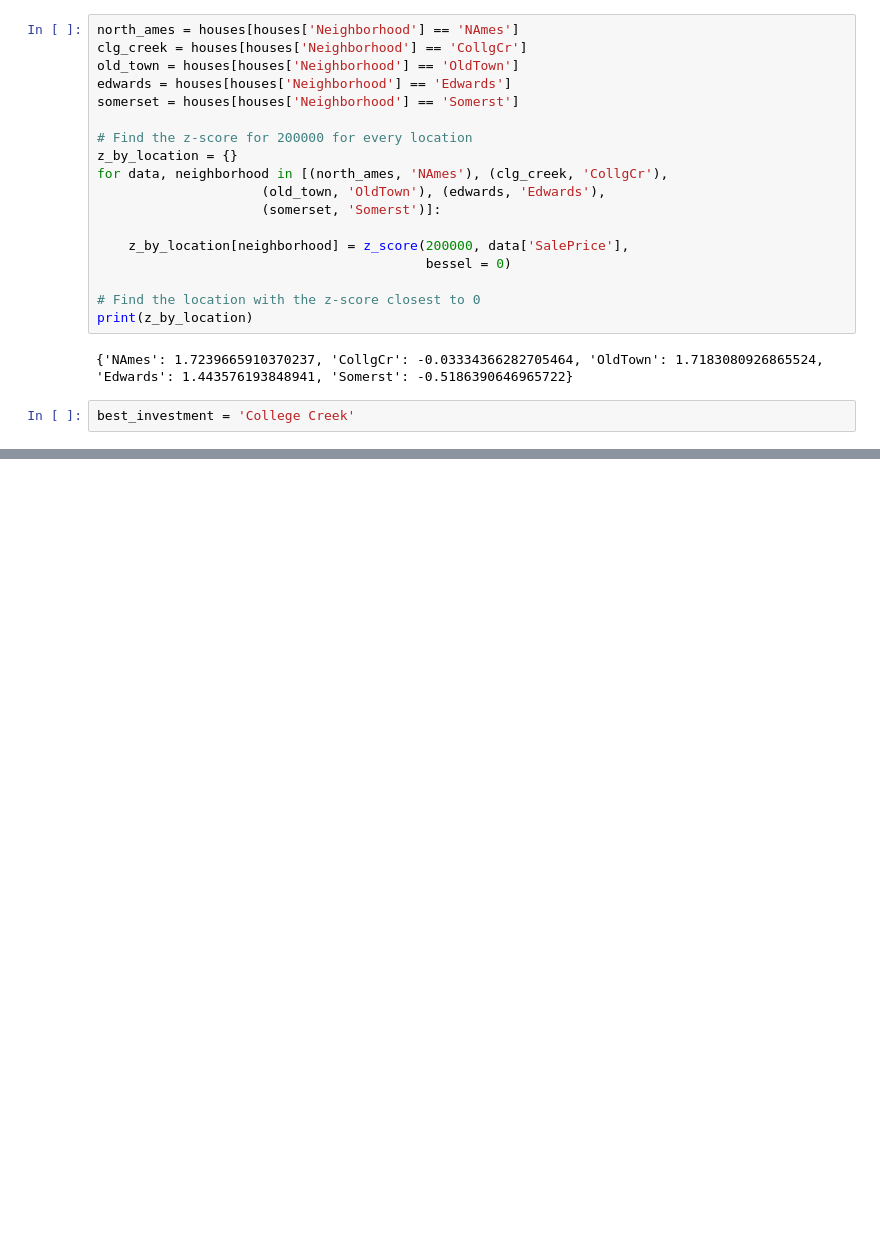
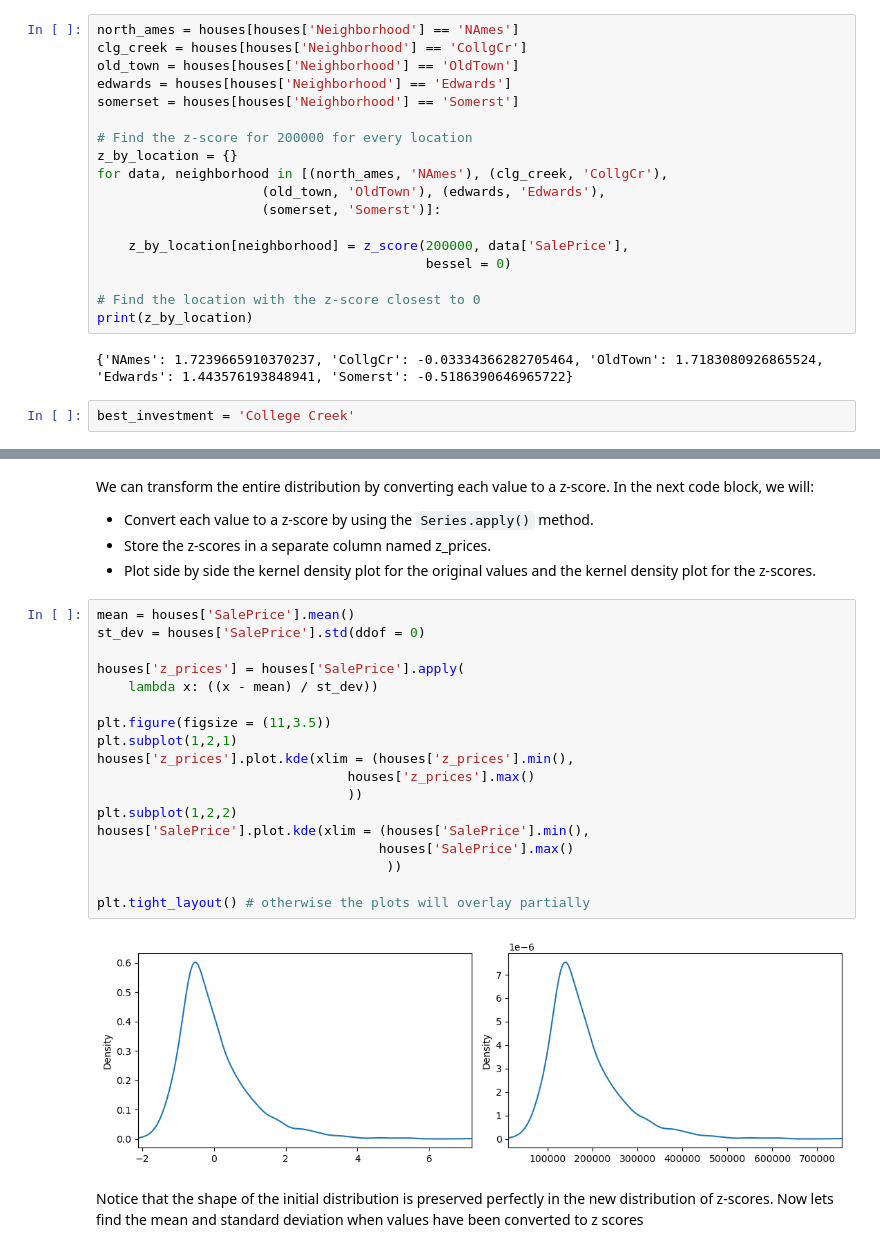
Before and after one commit to castobary/statistics, a Jupyter notebook: 08_module.ipynb, the cells around one changed output, grey strips where cells are left out. Saved outputs shown, nothing was run; the diff lists cells and outputs as text; blank space fills up the shorter version.

```diff
--- a/08_module.ipynb
+++ b/08_module.ipynb
@@ -165,0 +176,28 @@ best_investment = 'College Creek'
+# %% [markdown]
+We can transform the entire distribution by converting each value to a z-score. In the next code block, we will:
+
++ Convert each value to a z-score by using the `Series.apply()` method.
++  Store the z-scores in a separate column named z_prices.
++ Plot side by side the kernel density plot for the original values and the kernel density plot for the z-scores.
+# %%
+mean = houses['SalePrice'].mean()
+st_dev = houses['SalePrice'].std(ddof = 0)
+
+houses['z_prices'] = houses['SalePrice'].apply(
+    lambda x: ((x - mean) / st_dev))
+
+plt.figure(figsize = (11,3.5))
+plt.subplot(1,2,1)
+houses['z_prices'].plot.kde(xlim = (houses['z_prices'].min(),
+                                houses['z_prices'].max()
+                                ))
+plt.subplot(1,2,2)
+houses['SalePrice'].plot.kde(xlim = (houses['SalePrice'].min(),
+                                    houses['SalePrice'].max()
+                                     ))
+
+plt.tight_layout() # otherwise the plots will overlay partially
+# %% [output]
+[figure, added]
+# %% [markdown]
+Notice that the shape of the initial distribution is preserved perfectly in the new distribution of z-scores. Now lets find the mean and standard deviation when values have been converted to z scores
```
Also changed, not shown: parts of 9 cells of this notebook.
